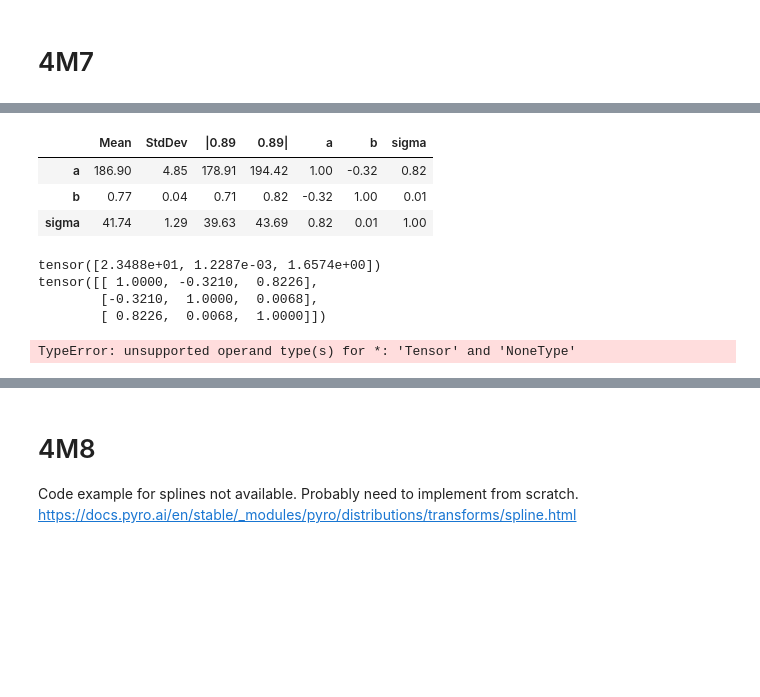
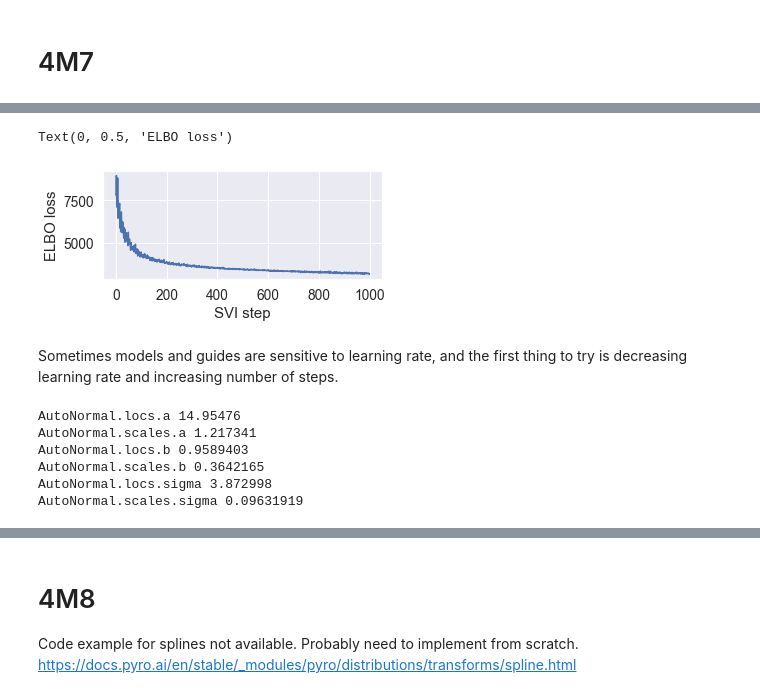
Before and after one commit to tobyrmanders/statistical-rethinking, a Jupyter notebook: code/chapter_04.ipynb, the cells around one changed output, grey strips where cells are left out. Drawn from its saved outputs; the diff is of its cells as text; code cells hidden in the pictures; blank space fills up the shorter version.

```diff
--- a/code/chapter_04.ipynb
+++ b/code/chapter_04.ipynb
@@ -214,0 +240,17 @@ sns.histplot(dist.Exponential(1).sample(torch.Size([int(1e3)])))
+# %%
+# MLE version
+
+import pyro.distributions as dist
+import pyro.distributions.constraints as constraints
+
+def model(weight=None, height=None):
+    a = pyro.param("a", dist.Normal(160, 20))
+    b = pyro.param("b", dist.Normal(0, 10))
+    sigma = pyro.param("sigma", dist.Uniform(0, 50), constraint=constraints.positive)
+
+    mu = a + b * weight
+
+    with pyro.plate('data'):
+        return pyro.sample("height", dist.Normal(mu, sigma), obs=height)
+
+pyro.render_model(model, model_args=(weight, height), render_distributions=True, render_params=True)
@@ -236,21 +278,26 @@ m4_3 = MAP(model).run(d2_weight, d2_height)
-# %%
-precis(m4_3, corr=True)
-# %% [output]
-|  | Mean | StdDev | |0.89 | 0.89| | a | b | sigma |
-| a | 186.90 | 4.85 | 178.91 | 194.42 | 1.00 | -0.32 | 0.82 |
-| b | 0.77 | 0.04 | 0.71 | 0.82 | -0.32 | 1.00 | 0.01 |
-| sigma | 41.74 | 1.29 | 39.63 | 43.69 | 0.82 | 0.01 | 1.00 |
-# %%
-print(vcov(m4_3).diag())
-cov = vcov(m4_3)
-print(cov / cov.diag().ger(cov.diag()).sqrt())
-# %% [output]
-tensor([2.3488e+01, 1.2287e-03, 1.6574e+00])
-tensor([[ 1.0000, -0.3210,  0.8226],
-        [-0.3210,  1.0000,  0.0068],
-        [ 0.8226,  0.0068,  1.0000]])
-# %%
-prior_samples = Predictive(model, {}, num_samples=50)()
-plot_predictive(prior_samples)
-# %% [output]
-TypeError: unsupported operand type(s) for *: 'Tensor' and 'NoneType'
+# %%
+%%time
+# mean-field variational approximation
+# models distribution of unobserved parameters as a gaussian with diagonal covariance
+# assumes there is non correlation between latent variables
+
+pyro.clear_param_store()
+
+# These should be reset each training loop.
+auto_guide = pyro.infer.autoguide.AutoNormal(model)
+adam = pyro.optim.Adam({"lr": 0.02})  # Consider decreasing learning rate.
+elbo = pyro.infer.Trace_ELBO()
+svi = pyro.infer.SVI(model, auto_guide, adam, elbo)
+
+losses = []
+for step in range(1000):  # Consider running for more steps.
+    loss = svi.step(weight_c, height)
+    losses.append(loss)
+    if step % 100 == 0:
+        print("Elbo loss: {}".format(loss))
+
+plt.figure(figsize=(5, 2))
+plt.plot(losses)
+plt.xlabel("SVI step")
+plt.ylabel("ELBO loss");
+# %% [output]
@@ -256,0 +316,14 @@ TypeError: unsupported operand type(s) for *: 'Tensor' and 'NoneType'
+Text(0, 0.5, 'ELBO loss')
+[figure, added]
+# %% [markdown]
+Sometimes models and guides are sensitive to learning rate, and the first thing to try is decreasing learning rate and increasing number of steps.
+# %%
+for name, value in pyro.get_param_store().items():
+    print(name, pyro.param(name).data.cpu().numpy())
+# %% [output]
+AutoNormal.locs.a 14.95476
+AutoNormal.scales.a 1.217341
+AutoNormal.locs.b 0.9589403
+AutoNormal.scales.b 0.3642165
+AutoNormal.locs.sigma 3.872998
+AutoNormal.scales.sigma 0.09631919
```
Also changed, not shown: parts of 13 cells of this notebook.
